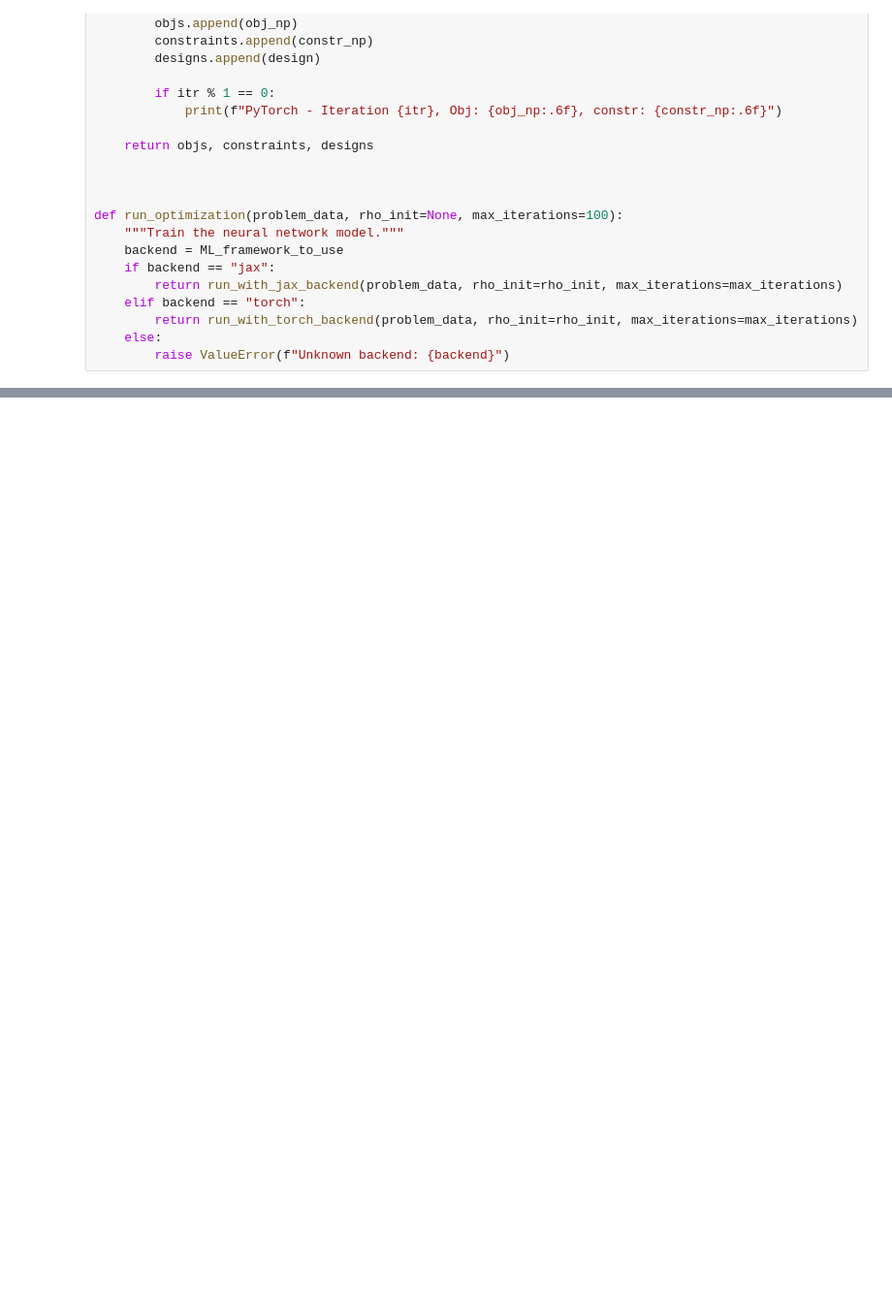
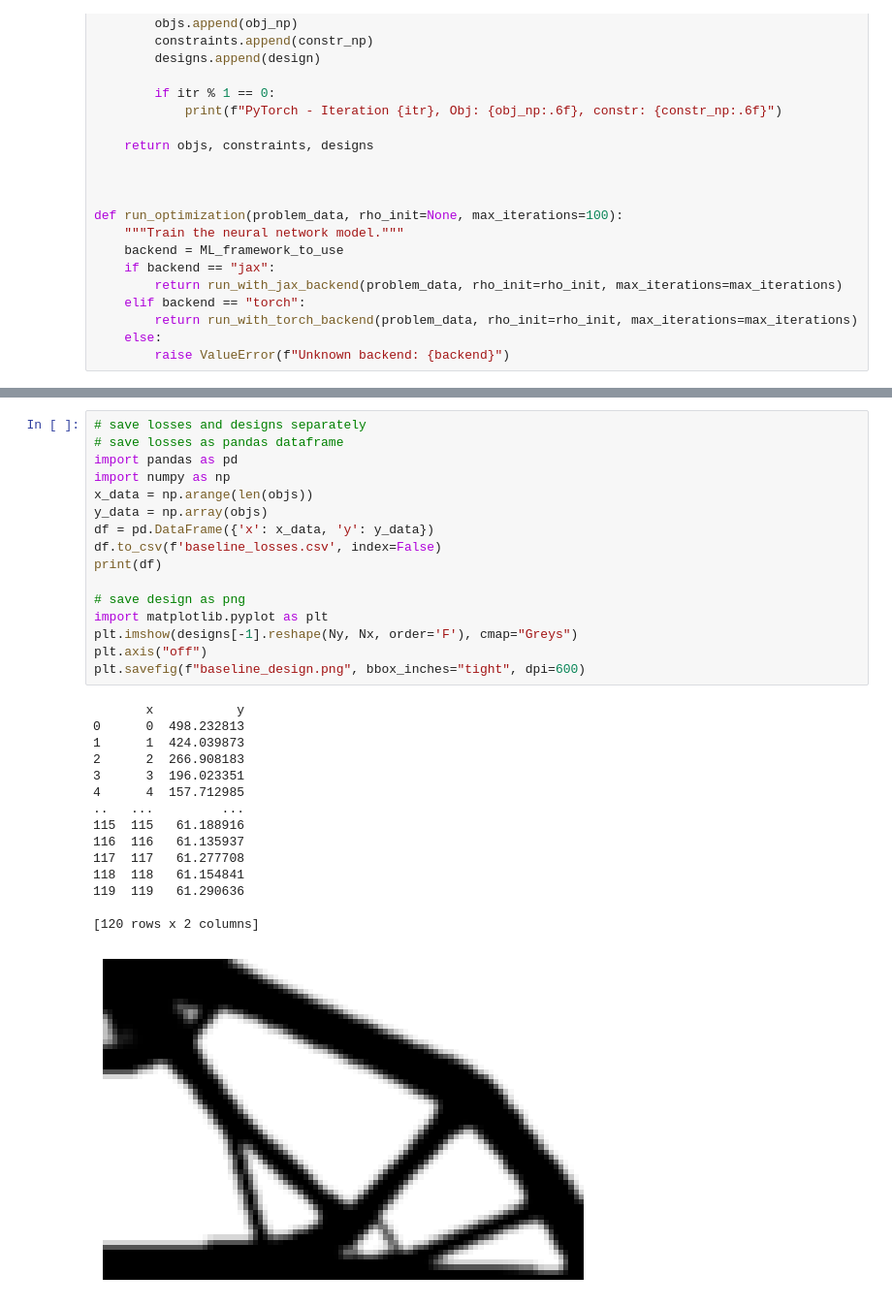
Before and after one commit to SNMS95/ADTO, a Jupyter notebook: TO.ipynb, the cells around one changed output, grey strips where cells are left out. Shown at 97% size. Drawn from its saved outputs; the diff is of its cells as text; blank space fills up the shorter version.

```diff
--- a/TO.ipynb
+++ b/TO.ipynb
@@ -240,0 +241,32 @@ plt.show()
+# %%
+# save losses and designs separately
+# save losses as pandas dataframe
+import pandas as pd
+import numpy as np
+x_data = np.arange(len(objs))
+y_data = np.array(objs)
+df = pd.DataFrame({'x': x_data, 'y': y_data})
+df.to_csv(f'baseline_losses.csv', index=False)
+print(df)
+
+# save design as png
+import matplotlib.pyplot as plt
+plt.imshow(designs[-1].reshape(Ny, Nx, order='F'), cmap="Greys")
+plt.axis("off")
+plt.savefig(f"baseline_design.png", bbox_inches="tight", dpi=600)
+# %% [output]
+       x           y
+0      0  498.232813
+1      1  424.039873
+2      2  266.908183
+3      3  196.023351
+4      4  157.712985
+..   ...         ...
+115  115   61.188916
+116  116   61.135937
+117  117   61.277708
+118  118   61.154841
+119  119   61.290636
+
+[120 rows x 2 columns]
+[figure, added]
```
Also changed, not shown: parts of 3 cells of this notebook, 1 other file.
